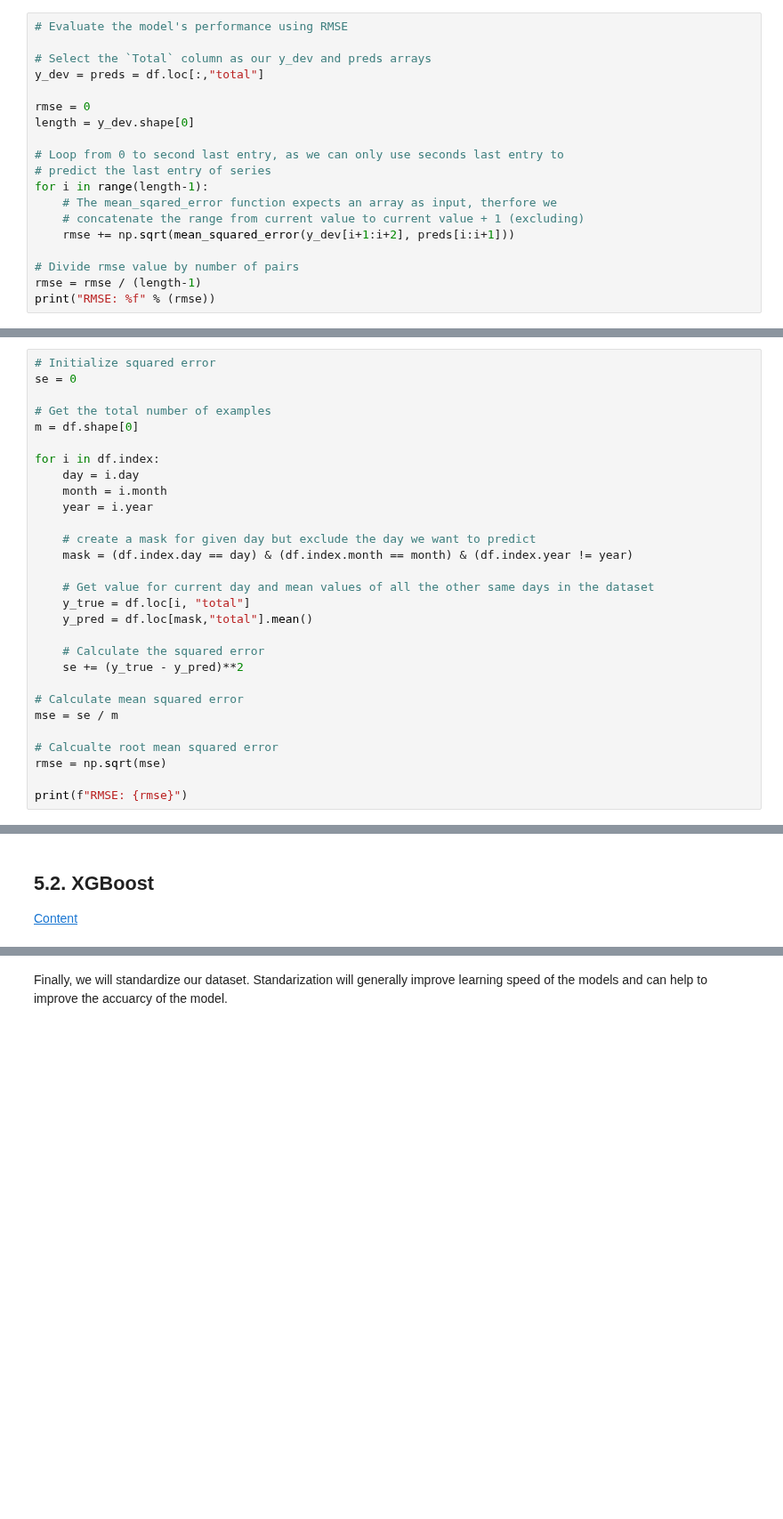
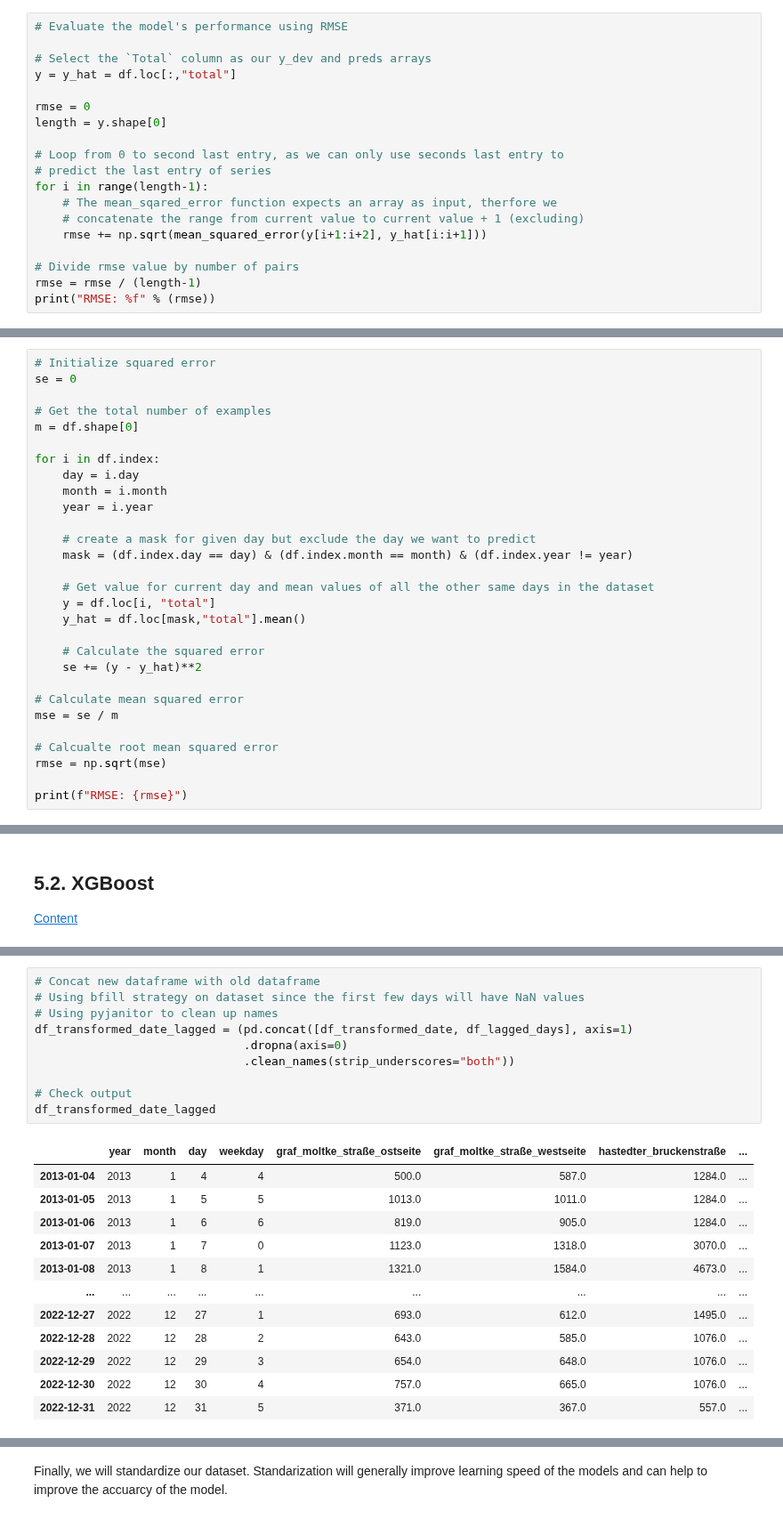
Before and after one commit to Rudinius/Bike_usage_Bremen, a Jupyter notebook: 3_Model_Training.ipynb, the cells around one changed output, grey strips where cells are left out. Shown at 89% size. Cells and saved outputs as stored; diff of their text form; blank space fills up the shorter version.

Commit message:
Cleaned up code, added some comments to RNNs

```diff
--- a/3_Model_Training.ipynb
+++ b/3_Model_Training.ipynb
@@ -179,17 +167,17 @@ For this reason, we will create a naive baseline model. For this, we will simply
 # Evaluate the model's performance using RMSE
 
 # Select the `Total` column as our y_dev and preds arrays
-y_dev = preds = df.loc[:,"total"]
+y = y_hat = df.loc[:,"total"]
 
 rmse = 0
-length = y_dev.shape[0]
+length = y.shape[0]
 
 # Loop from 0 to second last entry, as we can only use seconds last entry to
 # predict the last entry of series
 for i in range(length-1):
     # The mean_sqared_error function expects an array as input, therfore we
     # concatenate the range from current value to current value + 1 (excluding)
-    rmse += np.sqrt(mean_squared_error(y_dev[i+1:i+2], preds[i:i+1]))
+    rmse += np.sqrt(mean_squared_error(y[i+1:i+2], y_hat[i:i+1]))
 
 # Divide rmse value by number of pairs
 rmse = rmse / (length-1)
@@ -218,11 +206,11 @@ for i in df.index:
     mask = (df.index.day == day) & (df.index.month == month) & (df.index.year != year)
 
     # Get value for current day and mean values of all the other same days in the dataset
-    y_true = df.loc[i, "total"]
-    y_pred = df.loc[mask,"total"].mean()
+    y = df.loc[i, "total"]
+    y_hat = df.loc[mask,"total"].mean()
 
     # Calculate the squared error
-    se += (y_true - y_pred)**2
+    se += (y - y_hat)**2
 
 # Calculate mean squared error
 mse = se / m
@@ -383,0 +274,23 @@ df_transformed_date_lagged
+# %%
+# Concat new dataframe with old dataframe
+# Using bfill strategy on dataset since the first few days will have NaN values
+# Using pyjanitor to clean up names
+df_transformed_date_lagged = (pd.concat([df_transformed_date, df_lagged_days], axis=1)
+                              .dropna(axis=0)
+                              .clean_names(strip_underscores="both"))
+
+# Check output
+df_transformed_date_lagged
+# %% [output]
+|  | year | month | day | weekday | graf_moltke_straße_ostseite | graf_moltke_straße_westseite | hastedter_bruckenstraße | ... |
+| 2013-01-04 | 2013 | 1 | 4 | 4 | 500.0 | 587.0 | 1284.0 | ... |
+| 2013-01-05 | 2013 | 1 | 5 | 5 | 1013.0 | 1011.0 | 1284.0 | ... |
+| 2013-01-06 | 2013 | 1 | 6 | 6 | 819.0 | 905.0 | 1284.0 | ... |
+| 2013-01-07 | 2013 | 1 | 7 | 0 | 1123.0 | 1318.0 | 3070.0 | ... |
+| 2013-01-08 | 2013 | 1 | 8 | 1 | 1321.0 | 1584.0 | 4673.0 | ... |
+| ... | ... | ... | ... | ... | ... | ... | ... | ... |
+| 2022-12-27 | 2022 | 12 | 27 | 1 | 693.0 | 612.0 | 1495.0 | ... |
+| 2022-12-28 | 2022 | 12 | 28 | 2 | 643.0 | 585.0 | 1076.0 | ... |
+| 2022-12-29 | 2022 | 12 | 29 | 3 | 654.0 | 648.0 | 1076.0 | ... |
+| 2022-12-30 | 2022 | 12 | 30 | 4 | 757.0 | 665.0 | 1076.0 | ... |
+| 2022-12-31 | 2022 | 12 | 31 | 5 | 371.0 | 367.0 | 557.0 | ... |
```
Also changed, not shown: parts of 34 cells of this notebook.
